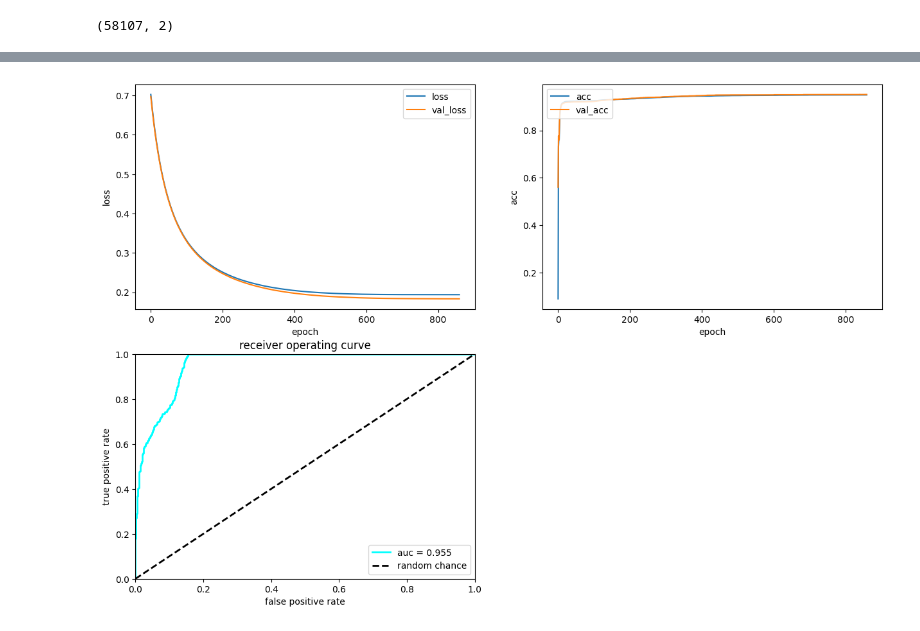
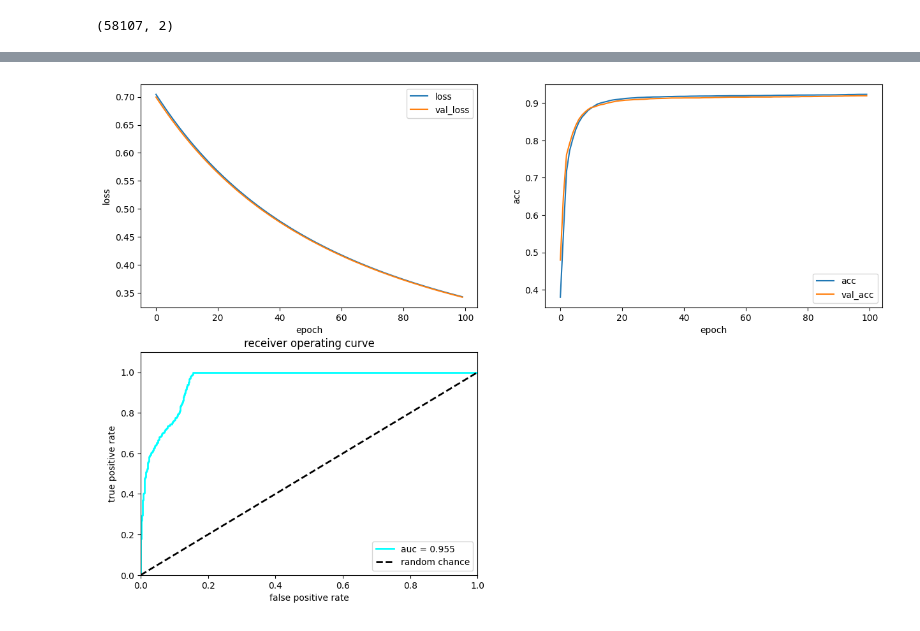
Before and after one commit to swagata87/IITKanpurPhy654, a Jupyter notebook: HZZ.ipynb, the cells around one changed output, grey strips where cells are left out. Cells and saved outputs as stored; diff of their text form; code cells hidden in the pictures.

```diff
--- a/HZZ.ipynb
+++ b/HZZ.ipynb
@@ -254,7 +226,7 @@ early_stopping = EarlyStopping(monitor="val_loss", patience=10)
 from tensorflow.keras.callbacks import ModelCheckpoint
 
 model_checkpoint = ModelCheckpoint(
-    "dense_model.h5",
+    "dense_model.keras",
     monitor="val_loss",
     verbose=0,
     save_best_only=True,
@@ -267,10 +239,10 @@ model_checkpoint = ModelCheckpoint(
 history = model.fit(
     X_train_val,
     Y_train_val,
-    epochs=1000,
+    epochs=100,
     batch_size=1024,
     verbose=1,
     callbacks=[early_stopping, model_checkpoint],
-    validation_split=0.25,
+    validation_split=0.30,
 )
 # %% [output]
@@ -313,7 +280,7 @@ ax.set_ylabel("loss")
 ax = plt.subplot(2, 2, 2)
 ax.plot(history.history["accuracy"], label="acc")
 ax.plot(history.history["val_accuracy"], label="val_acc")
-ax.legend(loc="upper left")
+ax.legend(loc="lower right")
 ax.set_xlabel("epoch")
 ax.set_ylabel("acc")
 
@@ -327,7 +294,7 @@ ax = plt.subplot(2, 2, 3)
 ax.plot(fpr, tpr, lw=2, color="cyan", label="auc = %.3f" % (roc_auc))
 ax.plot([0, 1], [0, 1], linestyle="--", lw=2, color="k", label="random chance")
 ax.set_xlim([0, 1.0])
-ax.set_ylim([0, 1.0])
+ax.set_ylim([0, 1.1])
 ax.set_xlabel("false positive rate")
 ax.set_ylabel("true positive rate")
 ax.set_title("receiver operating curve")
@@ -338,4 +305,4 @@ plt.show()
-[figure, old version]
+[figure, new version]
 # %%
 df_all["dense"] = model.predict(X)  # add prediction to array
 print(df_all.iloc[:20])
```
Also changed, not shown: parts of 14 cells of this notebook.
